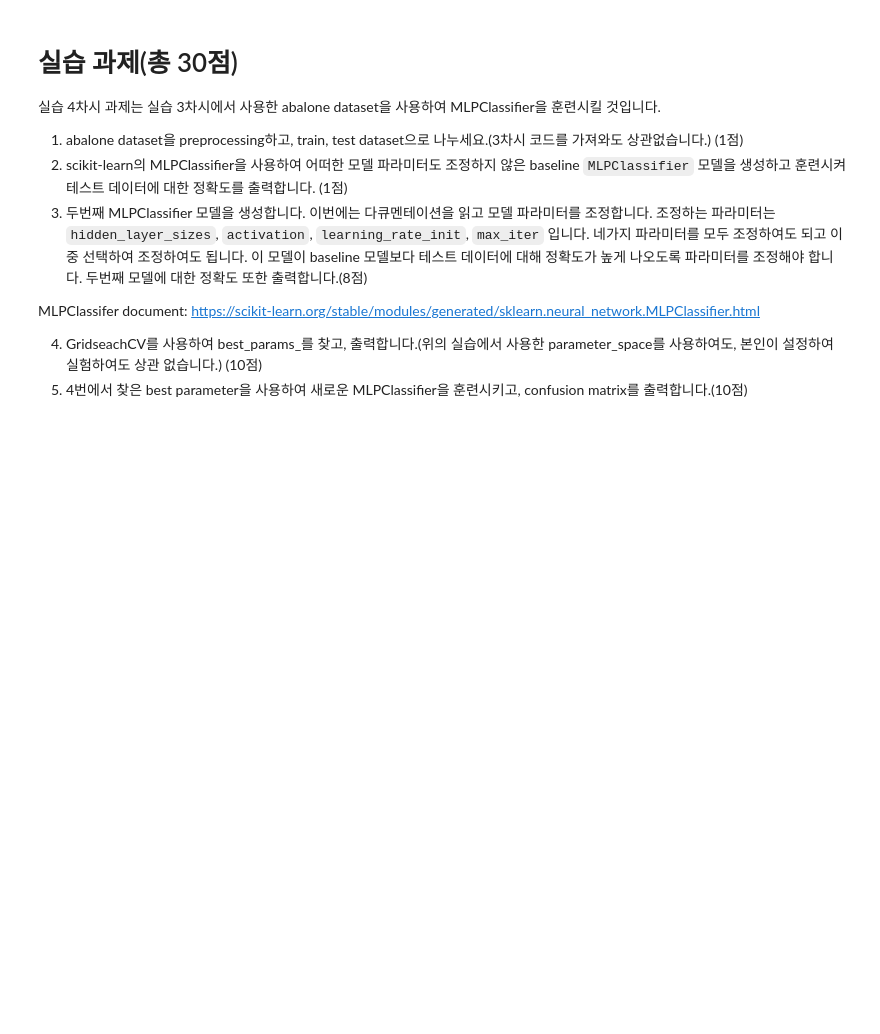
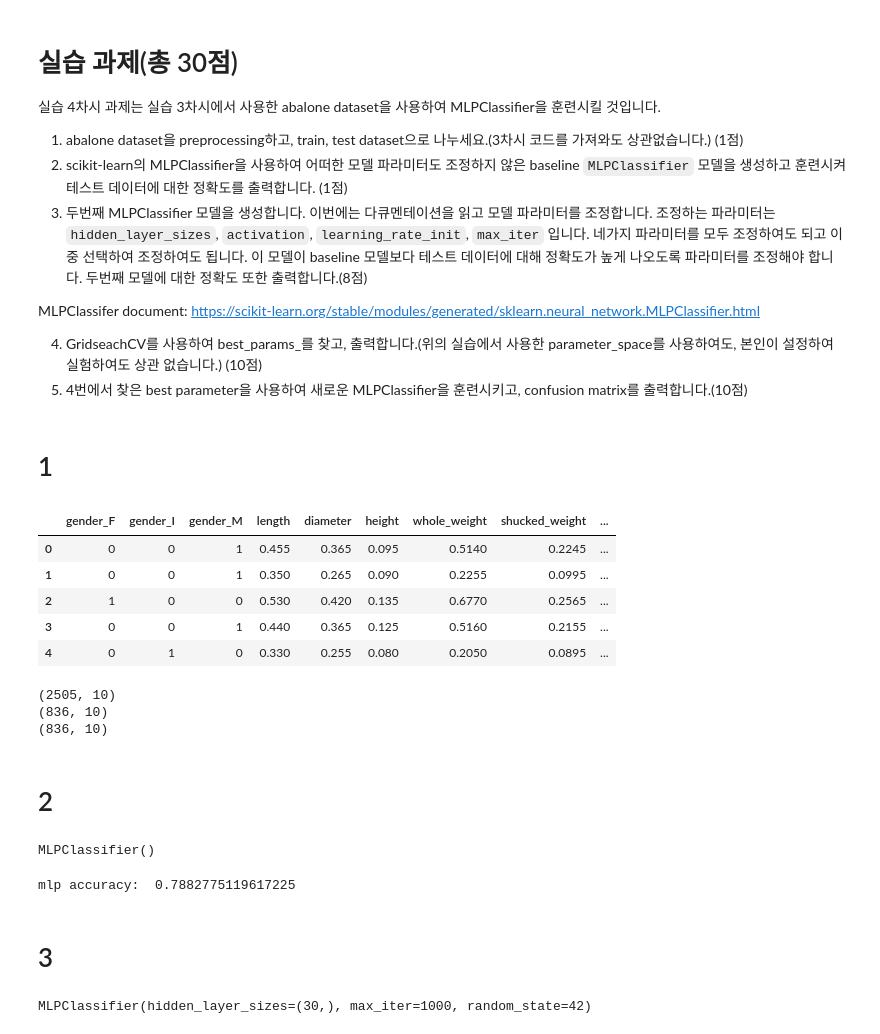
Before and after one commit to dinleo/Assignments, a Jupyter notebook: 2022-1/AI/Fin/ex4/인공지능_4차시.ipynb, the cells around one changed output. Saved outputs shown, nothing was run; the diff lists cells and outputs as text; code cells hidden in the pictures; blank space fills up the shorter version.

```diff
--- a/2022-1/AI/Fin/ex4/인공지능_4차시.ipynb
+++ b/2022-1/AI/Fin/ex4/인공지능_4차시.ipynb
@@ -511,6 +511,8 @@ MLPClassifer document: https://scikit-learn.org/stable/modules/generated/sklearn
 
 4. GridseachCV를 사용하여 best_params_를 찾고, 출력합니다.(위의 실습에서 사용한 parameter_space를 사용하여도, 본인이 설정하여 실험하여도 상관 없습니다.) (10점)
 5. 4번에서 찾은 best parameter을 사용하여 새로운 MLPClassifier을 훈련시키고, confusion matrix를 출력합니다.(10점)
+# %% [markdown]
+# 1
 # %%
 # import abalone data
 url = "https://archive.ics.uci.edu/ml/machine-learning-databases/abalone/abalone.data"
@@ -520,6 +520,56 @@ df = pd.read_csv(url, header = None)
+# %%
+#data preprocessing
+df = df.dropna()
+df.columns = ["gender", "length", "diameter", "height", "whole_weight", "shucked_weight", "viscera_weight", "shell_weight", "rings"]
+onehot_df = pd.get_dummies(df.gender, prefix="gender")
+df = pd.concat([onehot_df, df], axis=1).drop(["gender"], axis=1)
+
+disc_label = pd.cut(df.rings, bins=[0, 9, 30], labels=[0, 1])
+disc_label[:10]
+df = df.drop(["rings"], axis=1)
+df = pd.concat([df, disc_label.to_frame()], axis=1)
+df.head()
+# %% [output]
+|  | gender_F | gender_I | gender_M | length | diameter | height | whole_weight | shucked_weight | ... |
+| 0 | 0 | 0 | 1 | 0.455 | 0.365 | 0.095 | 0.5140 | 0.2245 | ... |
+| 1 | 0 | 0 | 1 | 0.350 | 0.265 | 0.090 | 0.2255 | 0.0995 | ... |
+| 2 | 1 | 0 | 0 | 0.530 | 0.420 | 0.135 | 0.6770 | 0.2565 | ... |
+| 3 | 0 | 0 | 1 | 0.440 | 0.365 | 0.125 | 0.5160 | 0.2155 | ... |
+| 4 | 0 | 1 | 0 | 0.330 | 0.255 | 0.080 | 0.2050 | 0.0895 | ... |
 # %%
 # split train, validation and test data
 from sklearn.model_selection import train_test_split
 
+y = df[["rings"]]   #label
+X = df.drop(["rings"], axis=1)
+
+
 #train과 test split 80:20
 X_train, X_test, y_train, y_test = train_test_split(X, y, test_size=0.2, random_state=42)
+
+X_train, X_val, y_train, y_val = train_test_split(X_train, y_train, test_size=0.25, random_state=42)
+print(X_train.shape)
+print(X_val.shape)
+print(X_test.shape)
+# %% [output]
+(2505, 10)
+(836, 10)
+(836, 10)
+# %% [markdown]
+# 2
+# %%
+mlp = MLPClassifier()
+mlp.fit(X_train, y_train)
+# %% [output]
+MLPClassifier()
+# %%
+print('mlp accuracy: ', mlp.score(X_test, y_test))
+# %% [output]
+mlp accuracy:  0.7882775119617225
+# %% [markdown]
+# 3
+# %%
+mlp2 = MLPClassifier(hidden_layer_sizes=(30,), max_iter=1000, random_state=42)
+mlp2.fit(X_train, y_train)
+# %% [output]
+MLPClassifier(hidden_layer_sizes=(30,), max_iter=1000, random_state=42)
```
Also changed, not shown: parts of 11 cells of this notebook.
